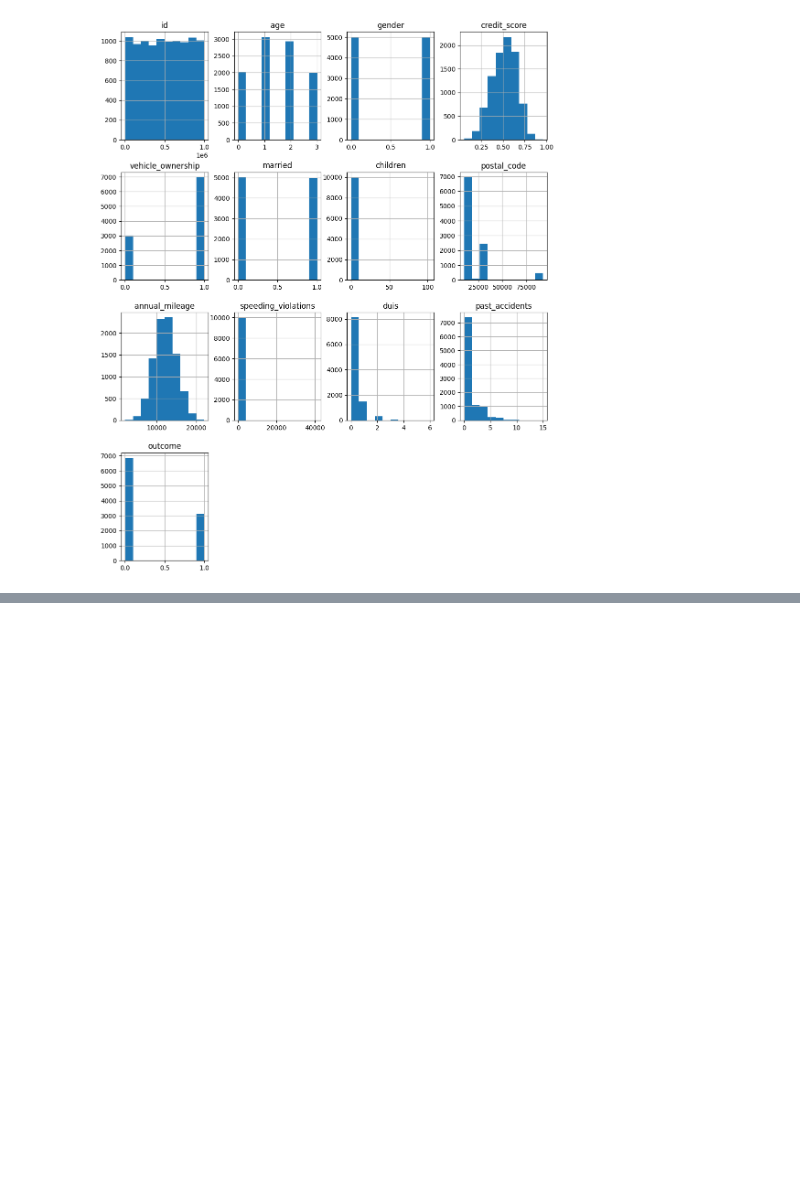
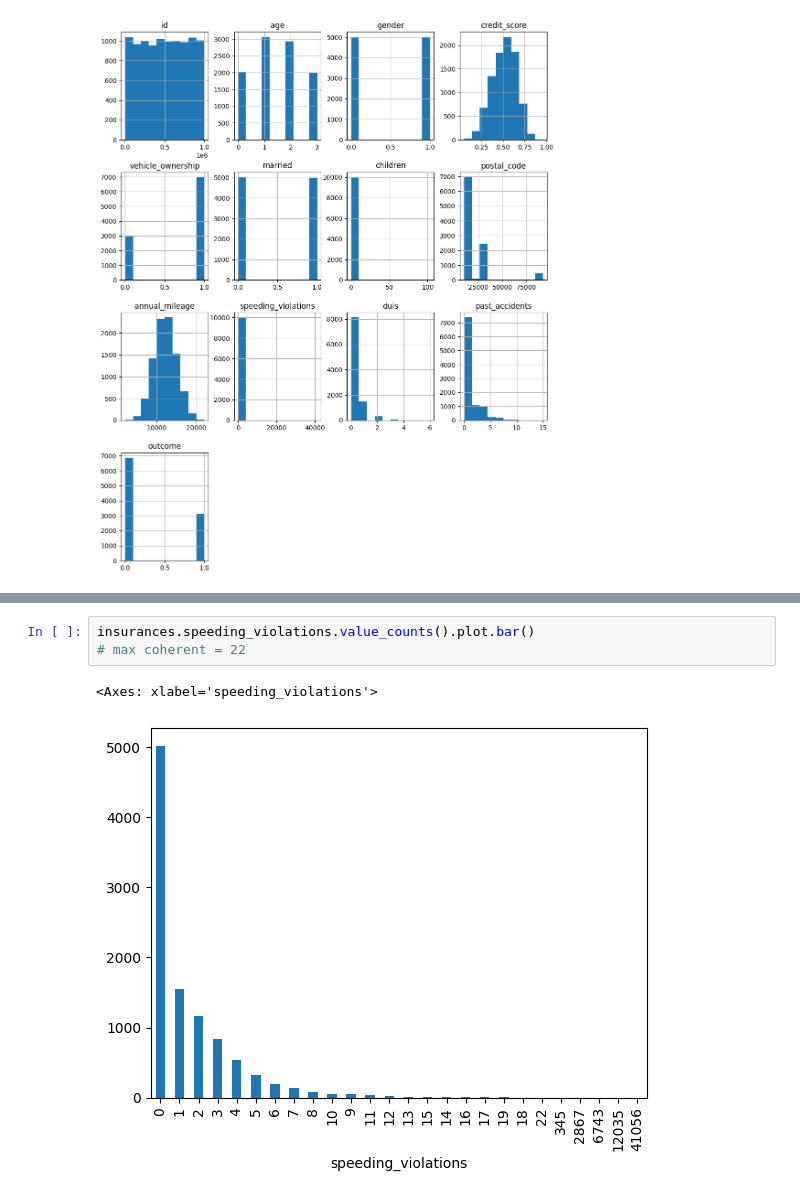
Before and after one commit to AntoineHazebrouck/data-science, a Jupyter notebook: project/main.ipynb, the cells around one changed output, grey strips where cells are left out. Drawn from its saved outputs; the diff is of its cells as text; blank space fills up the shorter version.

```diff
--- a/project/main.ipynb
+++ b/project/main.ipynb
@@ -183,0 +190,6 @@ array([[<Axes: title={'center': 'id'}>, <Axes: title={'center': 'age'}>,
+# %%
+insurances.speeding_violations.value_counts().plot.bar()
+# max coherent = 22
+# %% [output]
+<Axes: xlabel='speeding_violations'>
+[figure, added]
```
Also changed, not shown: parts of 4 cells of this notebook.
